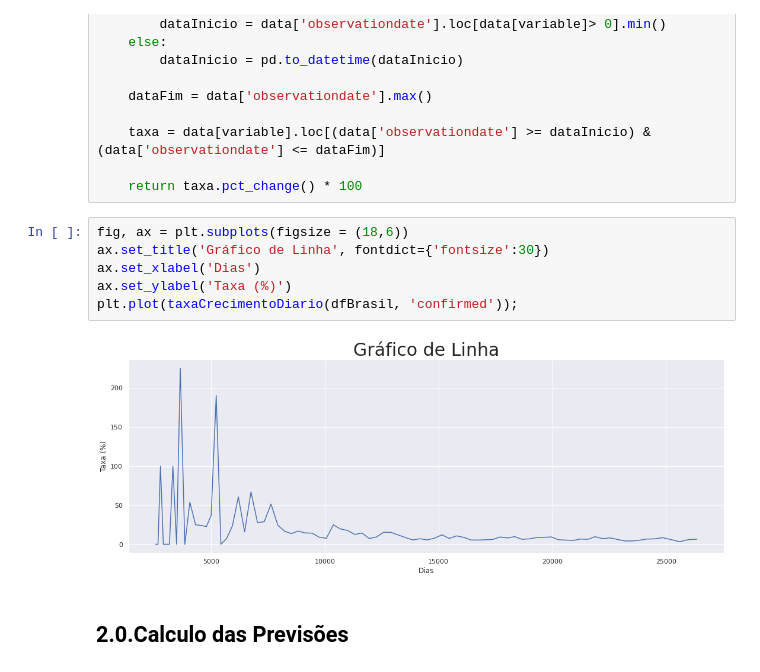
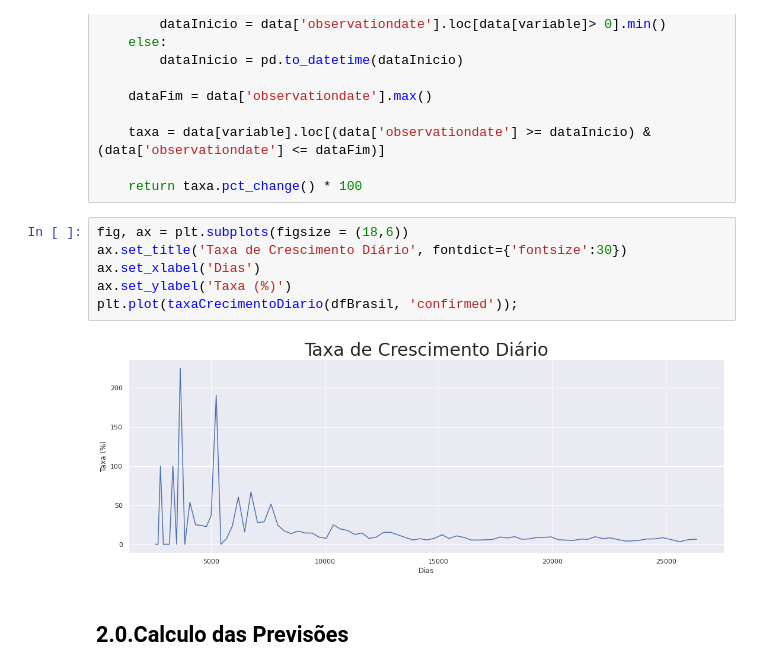
Before and after one commit to j2evaldo/covid_dio, a Jupyter notebook: covid.ipynb, the cells around one changed output. Saved outputs shown, nothing was run; the diff lists cells and outputs as text.

Commit message:
Renomeando Gráfico

```diff
--- a/covid.ipynb
+++ b/covid.ipynb
@@ -301,11 +301,11 @@ def taxaCrecimentoDiario(data, variable, dataInicio = None):
     return taxa.pct_change() * 100
 # %%
 fig, ax = plt.subplots(figsize = (18,6))
-ax.set_title('Gráfico de Linha', fontdict={'fontsize':30})
+ax.set_title('Taxa de Crescimento Diário', fontdict={'fontsize':30})
 ax.set_xlabel('Dias')
 ax.set_ylabel('Taxa (%)')
 plt.plot(taxaCrecimentoDiario(dfBrasil, 'confirmed'));
 # %% [output]
-[figure, old version]
+[figure, new version]
 # %% [markdown]
 ## **2.0.Calculo das Previsões**
```
